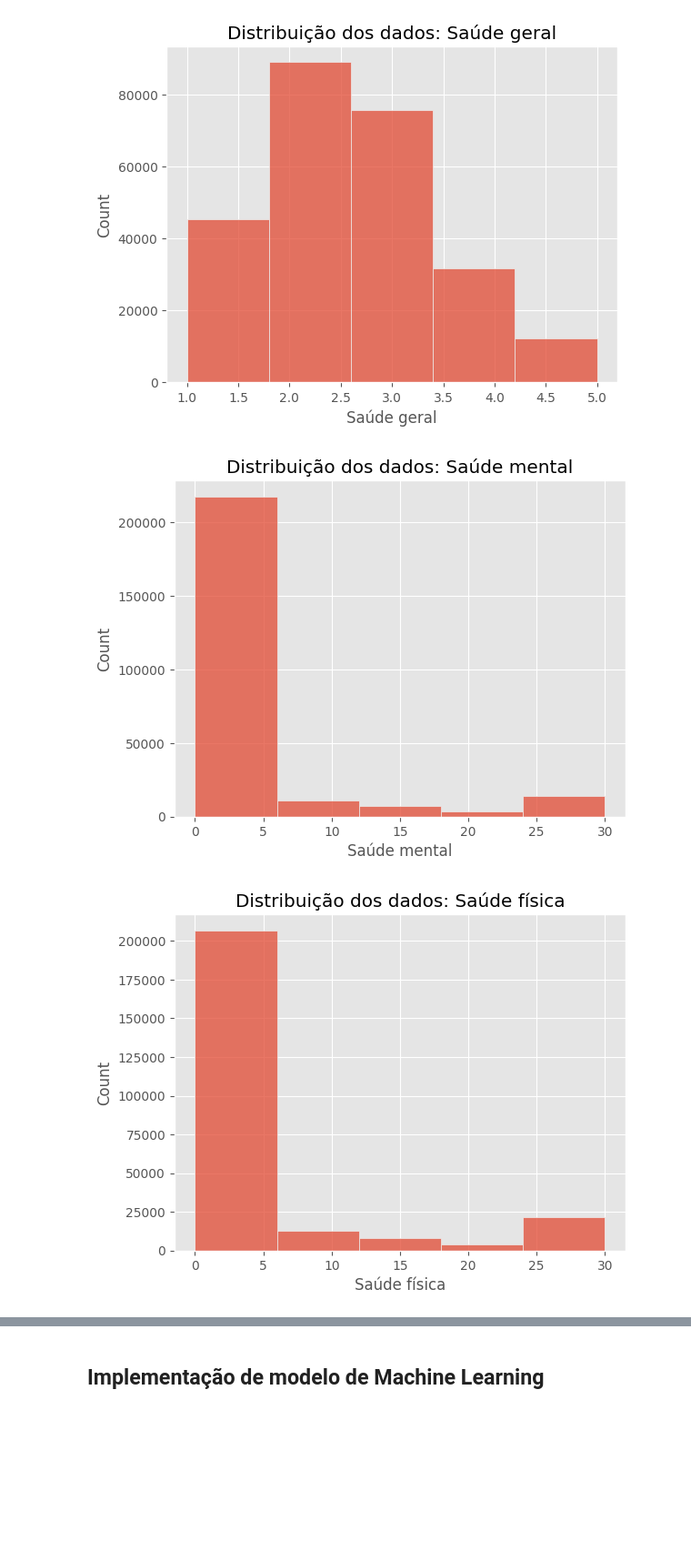
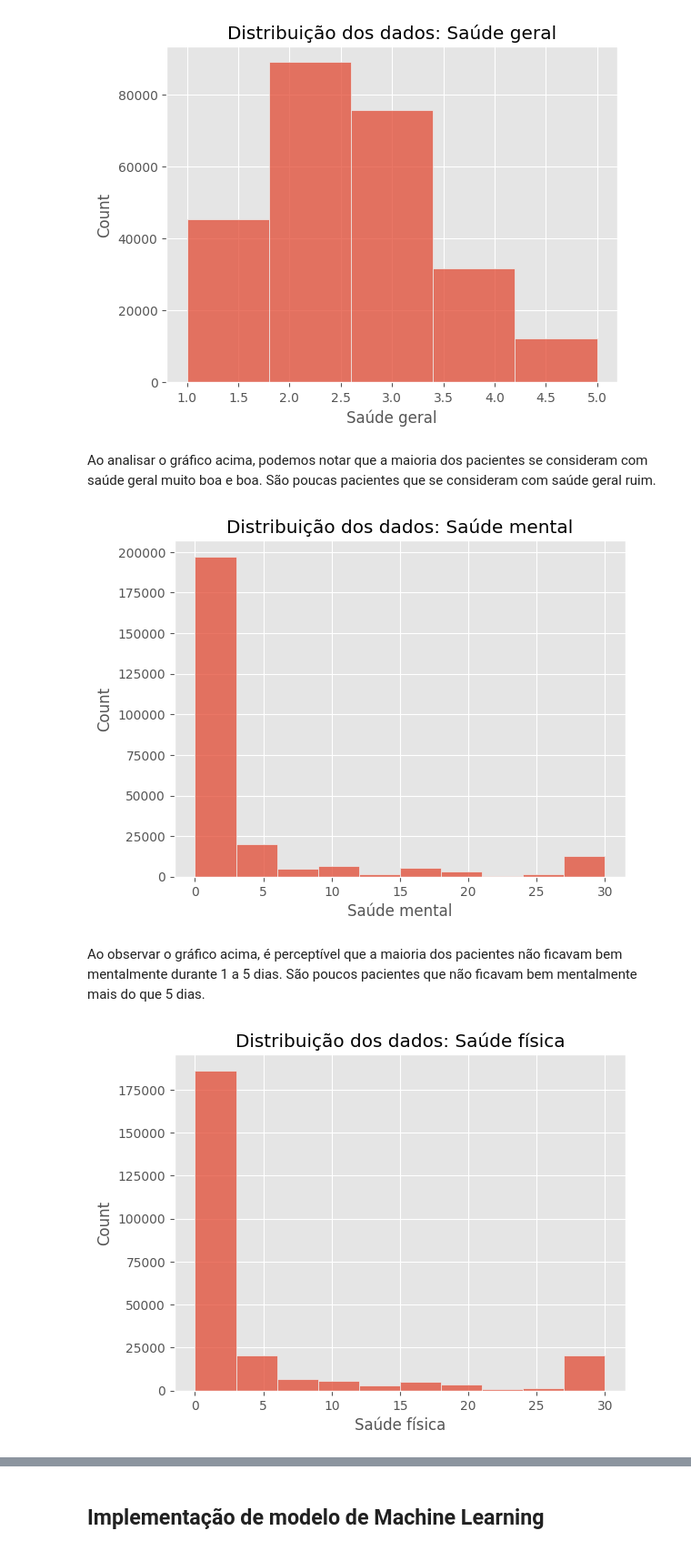
Before and after one commit to CrisNakamura/CDC_Diabetes_Health_Indicators, a Jupyter notebook: Projeto_CDC_Diabetes_Health_Indicators.ipynb, the cells around one changed output, grey strips where cells are left out. Shown at 91% size. Cells and saved outputs as stored; diff of their text form; code cells hidden in the pictures; blank space fills up the shorter version.

Commit message:
[feat] Análise descritiva dos gráficos de análise univariada

```diff
--- a/Projeto_CDC_Diabetes_Health_Indicators.ipynb
+++ b/Projeto_CDC_Diabetes_Health_Indicators.ipynb
@@ -181,15 +187,19 @@ _ = plt.xlabel('Saúde geral')
 _ = plt.title('Distribuição dos dados: Saúde geral')
 # %% [output]
 [figure]
+# %% [markdown]
+Ao analisar o gráfico acima, podemos notar que a maioria dos pacientes se consideram com saúde geral muito boa e boa. São poucas pacientes que se consideram com saúde geral ruim.
 # %%
-_ = sns.histplot(x='MentHlth', bins=5, data=df)
+_ = sns.histplot(x='MentHlth', bins=10, data=df)
 _ = plt.xlabel('Saúde mental')
 _ = plt.title('Distribuição dos dados: Saúde mental')
 # %% [output]
-[figure, old version]
+[figure, new version]
+# %% [markdown]
+Ao observar o gráfico acima, é perceptível que a maioria dos pacientes não ficavam bem mentalmente durante 1 a 5 dias. São poucos pacientes que não ficavam bem mentalmente mais do que 5 dias.
 # %%
-_ = sns.histplot(x='PhysHlth', bins=5, data=df)
+_ = sns.histplot(x='PhysHlth', bins=10, data=df)
 _ = plt.xlabel('Saúde física')
 _ = plt.title('Distribuição dos dados: Saúde física')
 # %% [output]
-[figure, old version]
+[figure, new version]
```
Also changed, not shown: parts of 9 cells of this notebook.
